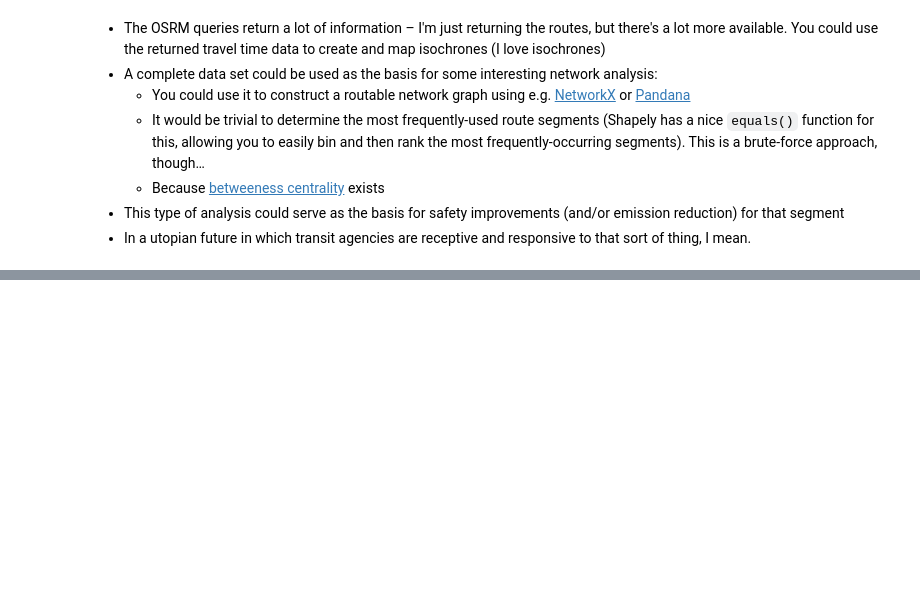
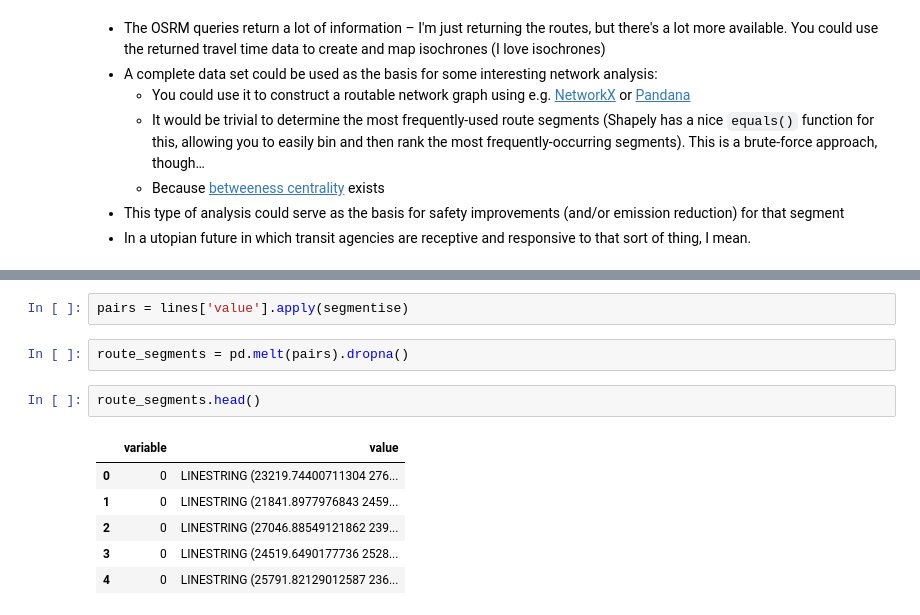
Before and after one commit to urschrei/Geopython, a Jupyter notebook: bikepath.ipynb, the cells around one changed output, grey strips where cells are left out. Cells and saved outputs as stored; diff of their text form; blank space fills up the shorter version.

```diff
--- a/bikepath.ipynb
+++ b/bikepath.ipynb
@@ -411,0 +433,13 @@ histax.grid(None)
+# %%
+pairs = lines['value'].apply(segmentise)
+# %%
+route_segments = pd.melt(pairs).dropna()
+# %%
+route_segments.head()
+# %% [output]
+|  | variable | value |
+| 0 | 0 | LINESTRING (23219.74400711304 276... |
+| 1 | 0 | LINESTRING (21841.8977976843 2459... |
+| 2 | 0 | LINESTRING (27046.88549121862 239... |
+| 3 | 0 | LINESTRING (24519.6490177736 2528... |
+| 4 | 0 | LINESTRING (25791.82129012587 236... |
```
Also changed, not shown: parts of 10 cells of this notebook.
